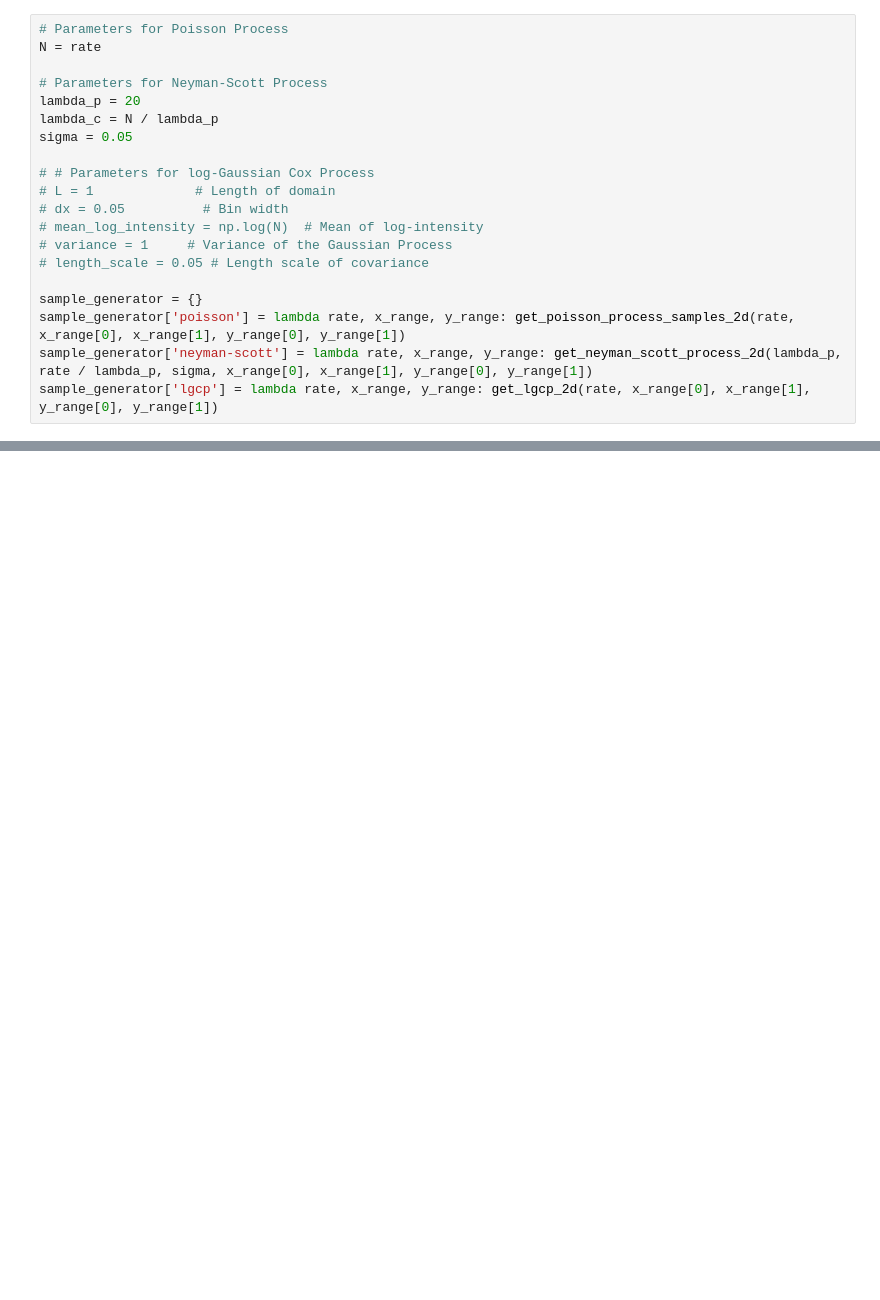
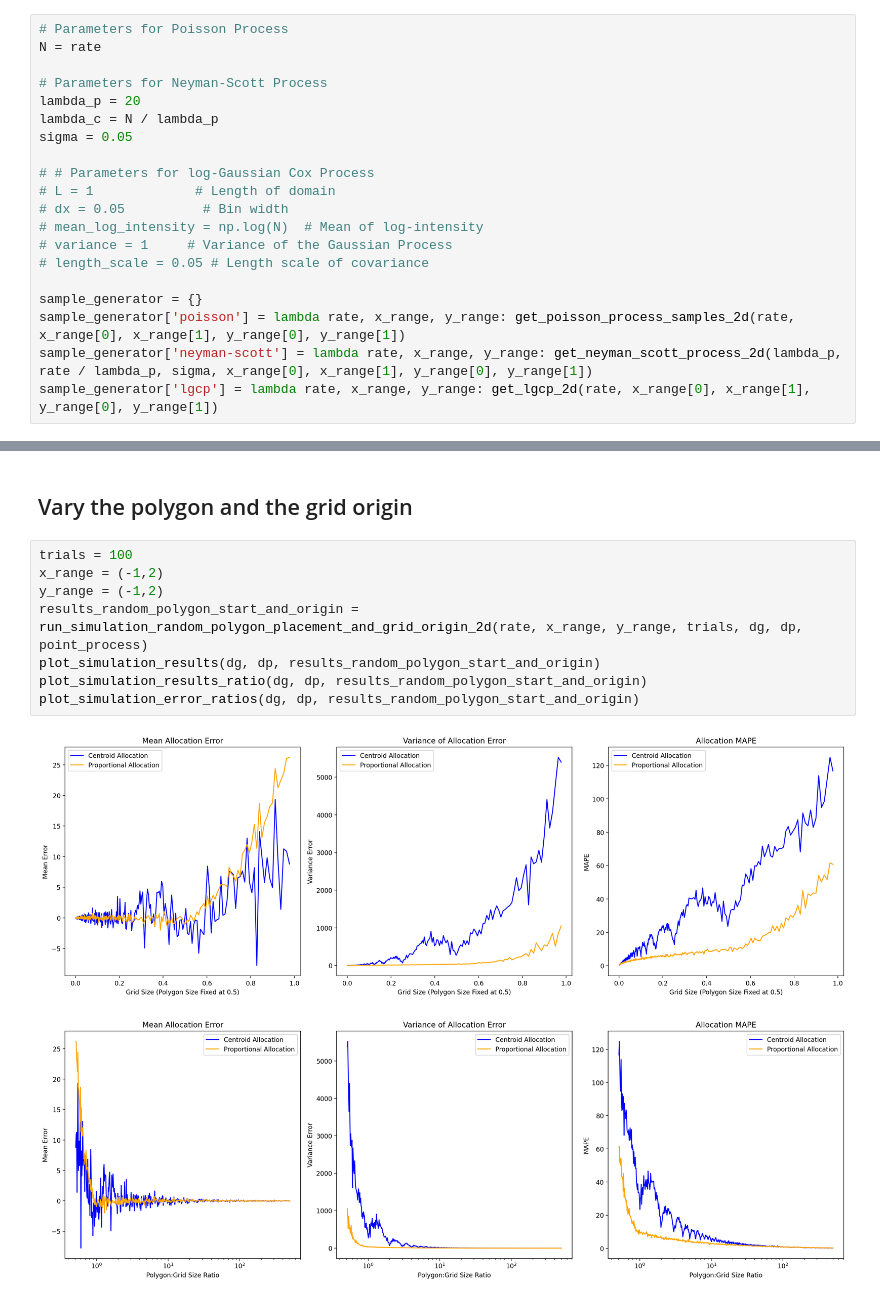
Before and after one commit to kylebradbury/proportional-allocation, a Jupyter notebook: two-d-simulation-experiments.ipynb, the cells around one changed output, grey strips where cells are left out. Saved outputs shown, nothing was run; the diff lists cells and outputs as text; blank space fills up the shorter version.

```diff
--- a/two-d-simulation-experiments.ipynb
+++ b/two-d-simulation-experiments.ipynb
@@ -63,0 +96,13 @@ for key in sample_generator.keys():
+# %% [markdown]
+## Vary the polygon and the grid origin
+# %%
+trials = 100
+x_range = (-1,2)
+y_range = (-1,2)
+results_random_polygon_start_and_origin = run_simulation_random_polygon_placement_and_grid_origin_2d(rate, x_range, y_range, trials, dg, dp, point_process)
+plot_simulation_results(dg, dp, results_random_polygon_start_and_origin)
+plot_simulation_results_ratio(dg, dp, results_random_polygon_start_and_origin)
+plot_simulation_error_ratios(dg, dp, results_random_polygon_start_and_origin)
+# %% [output]
+[figure, added]
+[figure, added]
```
Also changed, not shown: parts of 9 cells of this notebook, 4 other files.
